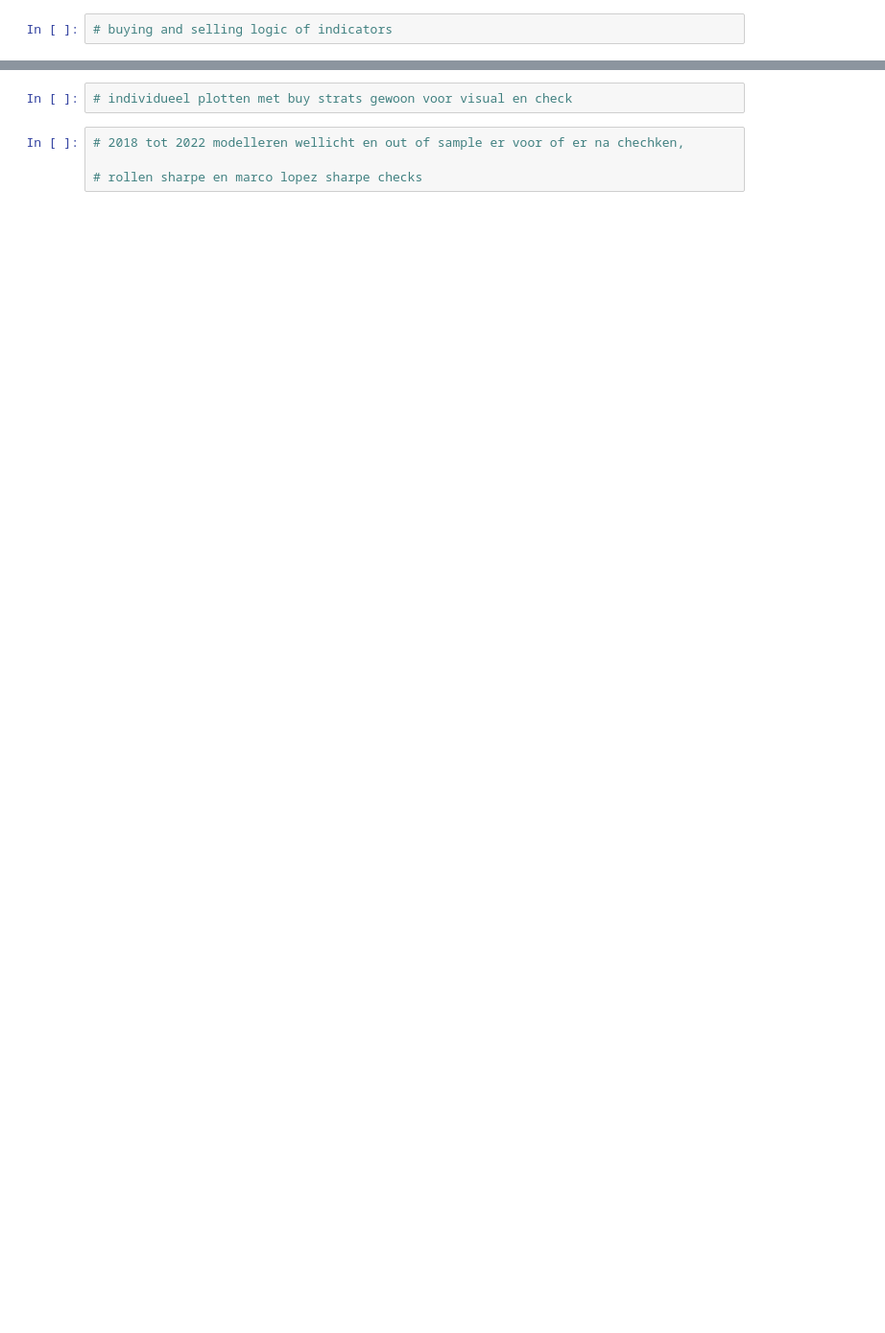
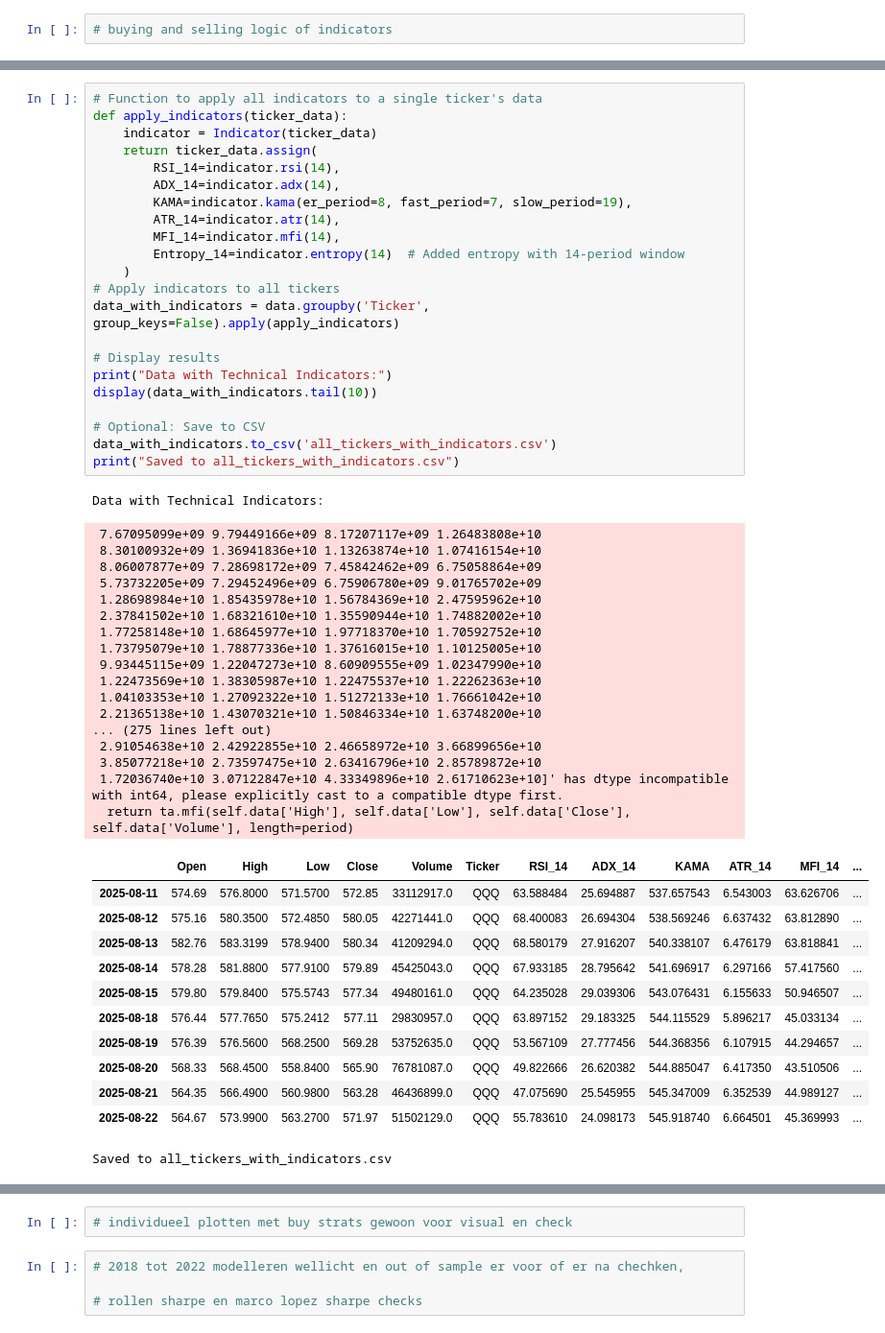
Before and after one commit to chielgroen1998/TA_optimization, a Jupyter notebook: TAopt_planning.ipynb, the cells around one changed output, grey strips where cells are left out. Shown at 96% size. Saved outputs shown, nothing was run; the diff lists cells and outputs as text; blank space fills up the shorter version.

```diff
--- a/TAopt_planning.ipynb
+++ b/TAopt_planning.ipynb
@@ -747,0 +473,53 @@ class Indicator:
+# %%
+# Function to apply all indicators to a single ticker's data
+def apply_indicators(ticker_data):
+    indicator = Indicator(ticker_data)
+    return ticker_data.assign(
+        RSI_14=indicator.rsi(14),
+        ADX_14=indicator.adx(14),
+        KAMA=indicator.kama(er_period=8, fast_period=7, slow_period=19),
+        ATR_14=indicator.atr(14),
+        MFI_14=indicator.mfi(14),
+        Entropy_14=indicator.entropy(14)  # Added entropy with 14-period window
+    )
+# Apply indicators to all tickers
+data_with_indicators = data.groupby('Ticker', group_keys=False).apply(apply_indicators)
+
+# Display results
+print("Data with Technical Indicators:")
+display(data_with_indicators.tail(10))
+
+# Optional: Save to CSV
+data_with_indicators.to_csv('all_tickers_with_indicators.csv')
+print("Saved to all_tickers_with_indicators.csv")
+# %% [output]
+Data with Technical Indicators:
+ 7.67095099e+09 9.79449166e+09 8.17207117e+09 1.26483808e+10
+ 8.30100932e+09 1.36941836e+10 1.13263874e+10 1.07416154e+10
+ 8.06007877e+09 7.28698172e+09 7.45842462e+09 6.75058864e+09
+ 5.73732205e+09 7.29452496e+09 6.75906780e+09 9.01765702e+09
+ 1.28698984e+10 1.85435978e+10 1.56784369e+10 2.47595962e+10
+ 2.37841502e+10 1.68321610e+10 1.35590944e+10 1.74882002e+10
+ 1.77258148e+10 1.68645977e+10 1.97718370e+10 1.70592752e+10
+ 1.73795079e+10 1.78877336e+10 1.37616015e+10 1.10125005e+10
+ 9.93445115e+09 1.22047273e+10 8.60909555e+09 1.02347990e+10
+ 1.22473569e+10 1.38305987e+10 1.22475537e+10 1.22262363e+10
+ 1.04103353e+10 1.27092322e+10 1.51272133e+10 1.76661042e+10
+ 2.21365138e+10 1.43070321e+10 1.50846334e+10 1.63748200e+10
+... (275 lines left out)
+ 2.91054638e+10 2.42922855e+10 2.46658972e+10 3.66899656e+10
+ 3.85077218e+10 2.73597475e+10 2.63416796e+10 2.85789872e+10
+ 1.72036740e+10 3.07122847e+10 4.33349896e+10 2.61710623e+10]' has dtype incompatible with int64, please explicitly cast to a compatible dtype first.
+  return ta.mfi(self.data['High'], self.data['Low'], self.data['Close'], self.data['Volume'], length=period)
+|  | Open | High | Low | Close | Volume | Ticker | RSI_14 | ADX_14 | KAMA | ATR_14 | MFI_14 | ... |
+| 2025-08-11 | 574.69 | 576.8000 | 571.5700 | 572.85 | 33112917.0 | QQQ | 63.588484 | 25.694887 | 537.657543 | 6.543003 | 63.626706 | ... |
+| 2025-08-12 | 575.16 | 580.3500 | 572.4850 | 580.05 | 42271441.0 | QQQ | 68.400083 | 26.694304 | 538.569246 | 6.637432 | 63.812890 | ... |
+| 2025-08-13 | 582.76 | 583.3199 | 578.9400 | 580.34 | 41209294.0 | QQQ | 68.580179 | 27.916207 | 540.338107 | 6.476179 | 63.818841 | ... |
+| 2025-08-14 | 578.28 | 581.8800 | 577.9100 | 579.89 | 45425043.0 | QQQ | 67.933185 | 28.795642 | 541.696917 | 6.297166 | 57.417560 | ... |
+| 2025-08-15 | 579.80 | 579.8400 | 575.5743 | 577.34 | 49480161.0 | QQQ | 64.235028 | 29.039306 | 543.076431 | 6.155633 | 50.946507 | ... |
+| 2025-08-18 | 576.44 | 577.7650 | 575.2412 | 577.11 | 29830957.0 | QQQ | 63.897152 | 29.183325 | 544.115529 | 5.896217 | 45.033134 | ... |
+| 2025-08-19 | 576.39 | 576.5600 | 568.2500 | 569.28 | 53752635.0 | QQQ | 53.567109 | 27.777456 | 544.368356 | 6.107915 | 44.294657 | ... |
+| 2025-08-20 | 568.33 | 568.4500 | 558.8400 | 565.90 | 76781087.0 | QQQ | 49.822666 | 26.620382 | 544.885047 | 6.417350 | 43.510506 | ... |
+| 2025-08-21 | 564.35 | 566.4900 | 560.9800 | 563.28 | 46436899.0 | QQQ | 47.075690 | 25.545955 | 545.347009 | 6.352539 | 44.989127 | ... |
+| 2025-08-22 | 564.67 | 573.9900 | 563.2700 | 571.97 | 51502129.0 | QQQ | 55.783610 | 24.098173 | 545.918740 | 6.664501 | 45.369993 | ... |
+Saved to all_tickers_with_indicators.csv
```
Also changed, not shown: parts of 22 cells of this notebook, 12 other files.
